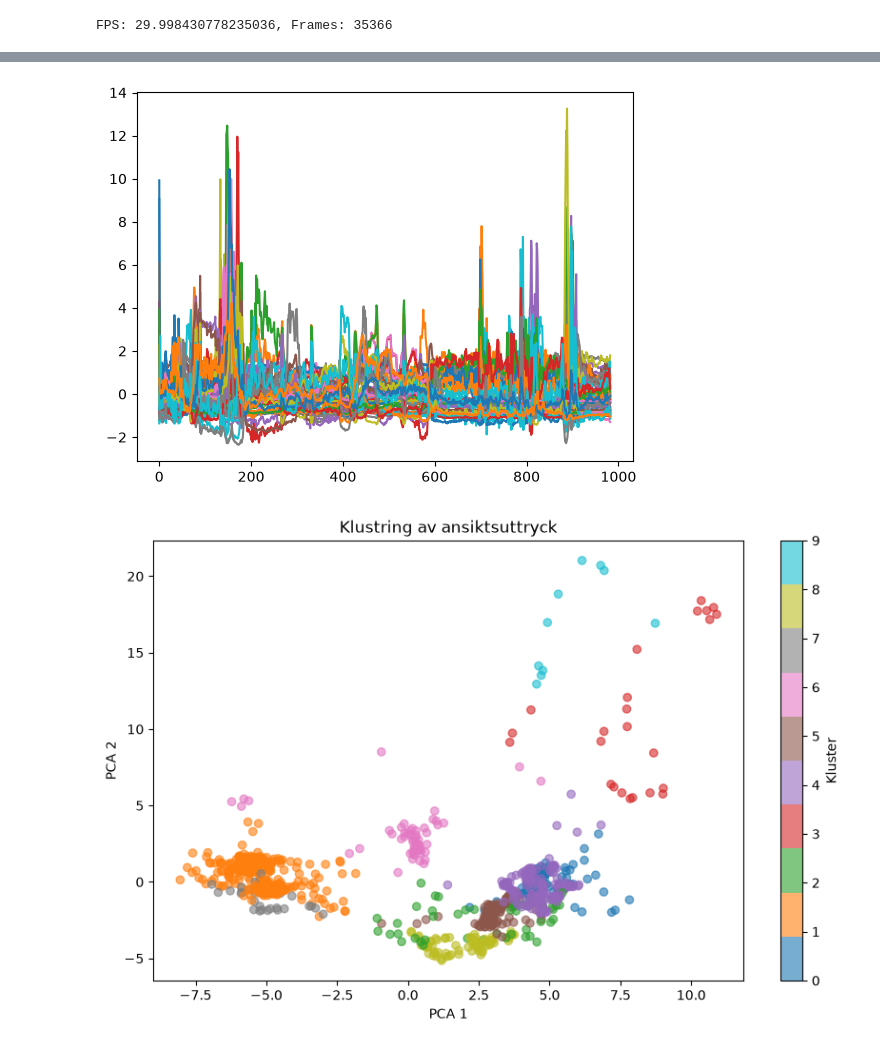
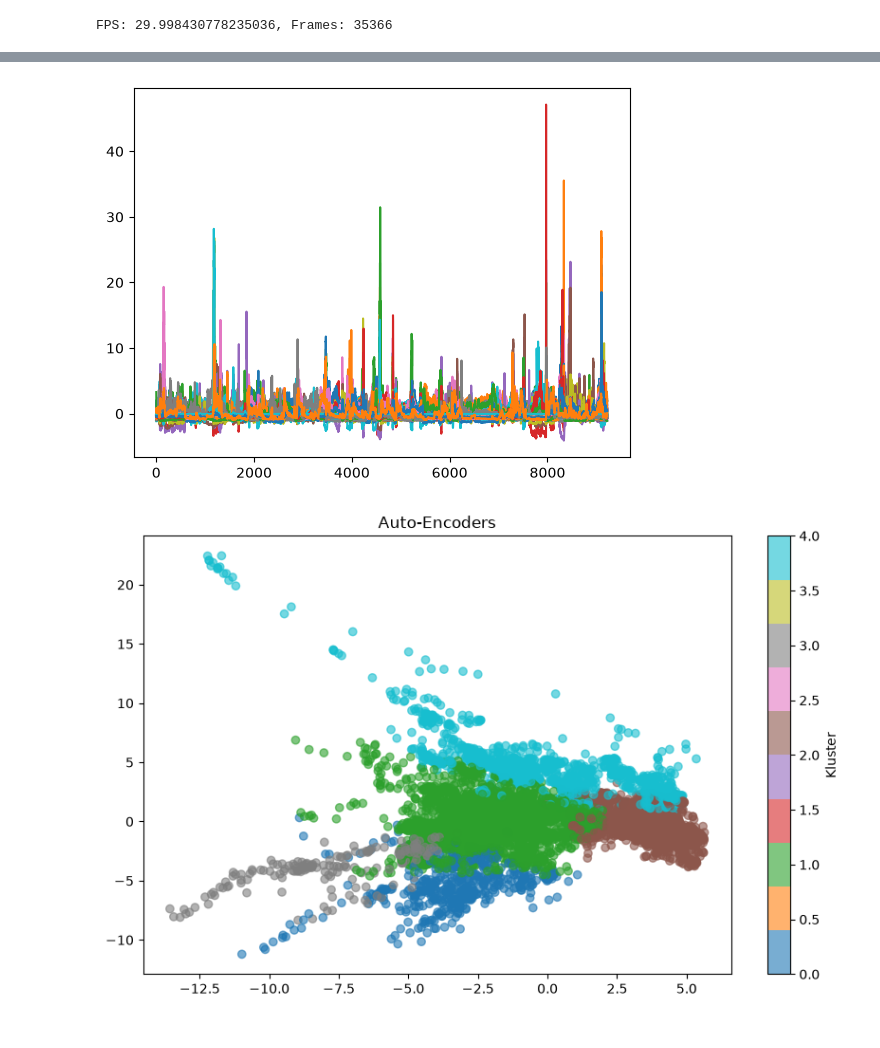
Before and after one commit to LukasStrandberg/Scientific-computing-project---Emotion-detection, a Jupyter notebook: video_test.ipynb, the cells around one changed output, grey strips where cells are left out. Drawn from its saved outputs; the diff is of its cells as text; code cells hidden in the pictures.

```diff
--- a/video_test.ipynb
+++ b/video_test.ipynb
@@ -31,8 +31,8 @@ print(f"FPS: {fps}, Frames: {total_frames}")
 FPS: 29.998430778235036, Frames: 35366
 # %%
 results_list = []
-n = 1000
-step = 10
+n = 10000
+step = 3
 
 error_n = 0
 # Process video
@@ -142,3 +142,16 @@ display(df)
 # %%
 if frame_idx % 5 != 0:
     frame_idx += 1
+# %%
+from sklearn.cluster import KMeans
+from sklearn.decomposition import PCA
+from sklearn.preprocessing import StandardScaler
+
+X_raw = df.drop(columns=['frame_idx'])
+
+X_scaled = StandardScaler().fit_transform(X_raw)
+
+pca = PCA(n_components=11)
+X_pca = pca.fit_transform(X_scaled)
+
+n_clusters = 5
@@ -145,30 +209,17 @@ if frame_idx % 5 != 0:
 # %%
-from sklearn.cluster import KMeans
-from sklearn.decomposition import PCA
-from sklearn.preprocessing import StandardScaler
-
-X_raw = df.drop(columns=['frame_idx'])
-
-X_scaled = StandardScaler().fit_transform(X_raw)
-
-pca = PCA(n_components=11)
-X_pca = pca.fit_transform(X_scaled)
-
-n_clusters = 10
 kmeans = KMeans(n_clusters=n_clusters, random_state=42, n_init=10)
-labels = kmeans.fit_predict(X_pca)
+labels_AE = kmeans.fit_predict(X_ae)
+labels_PCA = kmeans.fit_predict(X_pca)
 # %%
 plt.plot(X_scaled)
 plt.show()
 # %% [output]
-[figure, old version]
+[figure, new version]
 # %%
 plt.figure(figsize=(10, 6))
-plt.scatter(X_pca[:, 0], X_pca[:, 1], c=labels, cmap='tab10', alpha=0.6)
-plt.title("Klustring av ansiktsuttryck")
-plt.xlabel("PCA 1")
-plt.ylabel("PCA 2")
+plt.scatter(X_pca[:, 0], X_pca[:, 1], c=labels_AE, cmap='tab10', alpha=0.6)
+plt.title("Auto-Encoders")
 plt.colorbar(label='Kluster')
 plt.show()
 # %% [output]
-[figure, old version]
+[figure, new version]
```
Also changed, not shown: parts of 6 cells of this notebook, 1 other file.
